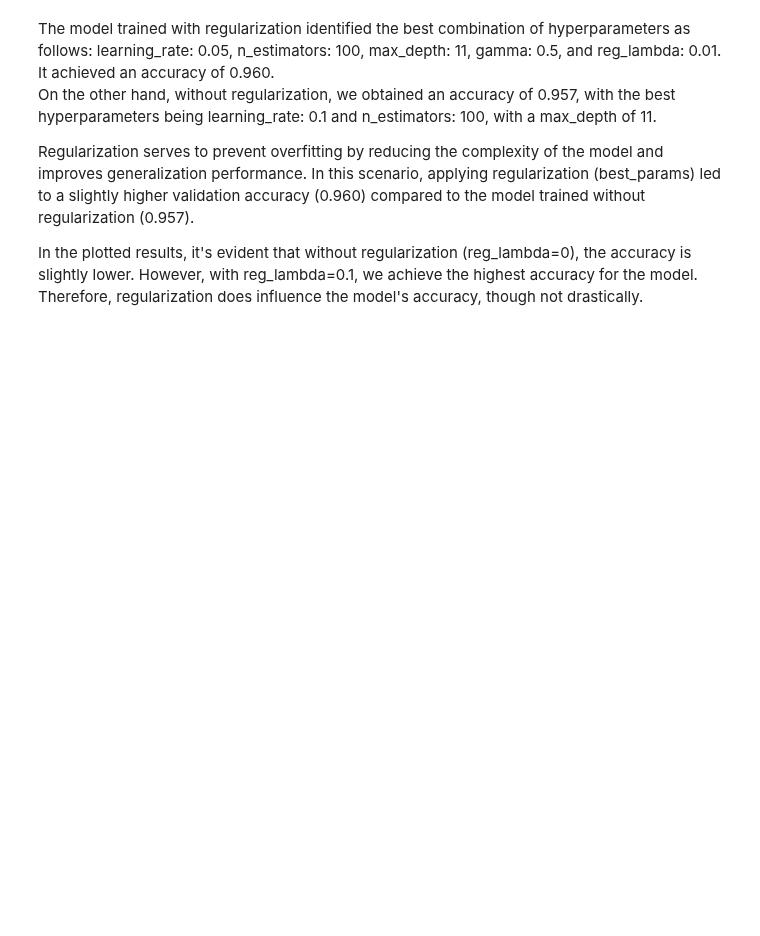
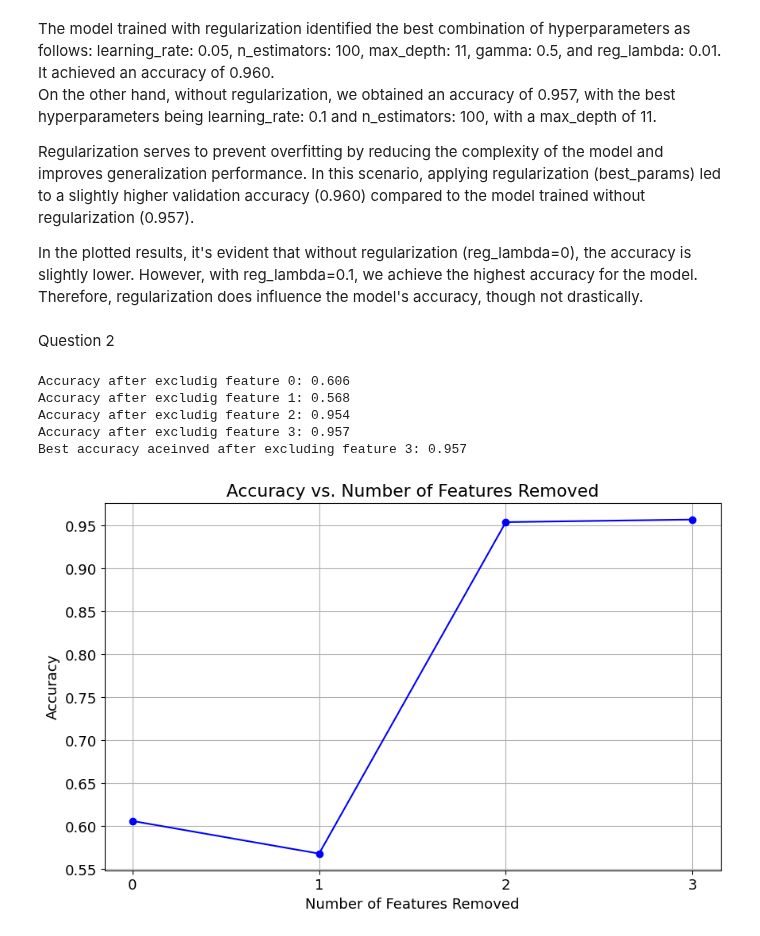
Before and after one commit to pietromalagoli/LCPB, a Jupyter notebook: Assignments/Ex3/group2404_exercise3.ipynb, the cells around one changed output. Cells and saved outputs as stored; diff of their text form; code cells hidden in the pictures; blank space fills up the shorter version.

```diff
--- a/Assignments/Ex3/group2404_exercise3.ipynb
+++ b/Assignments/Ex3/group2404_exercise3.ipynb
@@ -282,3 +284,54 @@ On the other hand, without regularization, we obtained an accuracy of 0.957, wit
 Regularization serves to prevent overfitting by reducing the complexity of the model and  improves generalization performance. In this scenario, applying regularization (best_params) led to a slightly higher validation accuracy (0.960) compared to the model trained without regularization (0.957).
 
 In the plotted results, it's evident that without regularization (reg_lambda=0), the accuracy is slightly lower. However, with reg_lambda=0.1, we achieve the highest accuracy for the model. Therefore, regularization does influence the model's accuracy, though not drastically.
+# %% [markdown]
+Question 2
+# %%
+accuracies=[]
+best_accuracy= 0
+best_feature= None
+
+# iterate through each feature index
+for feature_index in range(L):
+    # copy the original training and test data
+    x_train_reduced= np.delete(x_train, feature_index, axis= 1)
+    x_test_reduced= np.delete(x_test, feature_index, axis= 1)
+
+    #train the model with reduced features
+    xgb_reduced= XGBClassifier(learning_rate=best_params['learning_rate'],
+                                n_estimators=best_params['n_estimators'],
+                                max_depth=best_params['max_depth'],
+                                gamma=best_params['gamma'],
+                                reg_lambda=best_params['reg_lambda'])
+    xgb_reduced.fit(x_train_reduced, y_train)
+
+    #evaluate accuracy
+    accuracy= accuracy_score(y_test, xgb_reduced.predict(x_test_reduced))
+    accuracies.append(accuracy)
+
+    #update the best accuracy and feature index if necessary
+    if accuracy > best_accuracy:
+        best_accuracy= accuracy
+        best_feature= feature_index
+
+for i, accuracy in enumerate(accuracies):
+    print (f"Accuracy after excludig feature {i}: {accuracy}")
+
+print (f"Best accuracy aceinved after excluding feature {best_feature}: {best_accuracy}")
+# %% [output]
+Accuracy after excludig feature 0: 0.606
+Accuracy after excludig feature 1: 0.568
+Accuracy after excludig feature 2: 0.954
+Accuracy after excludig feature 3: 0.957
+Best accuracy aceinved after excluding feature 3: 0.957
+# %%
+plt.figure(figsize= (10,6))
+plt.plot(range(L), accuracies, marker='o', color='b', linestyle='-')
+plt.xlabel('Number of Features Removed')
+plt.ylabel('Accuracy')
+plt.title('Accuracy vs. Number of Features Removed')
+plt.xticks(range(L))
+plt.grid(True)
+plt.show()
+# %% [output]
+[figure, added]
```
Also changed, not shown: parts of 2 cells of this notebook.
